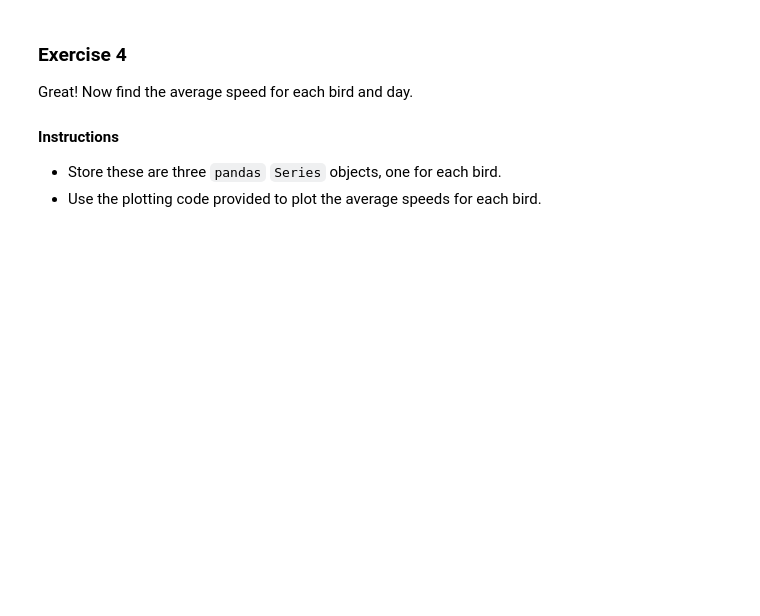
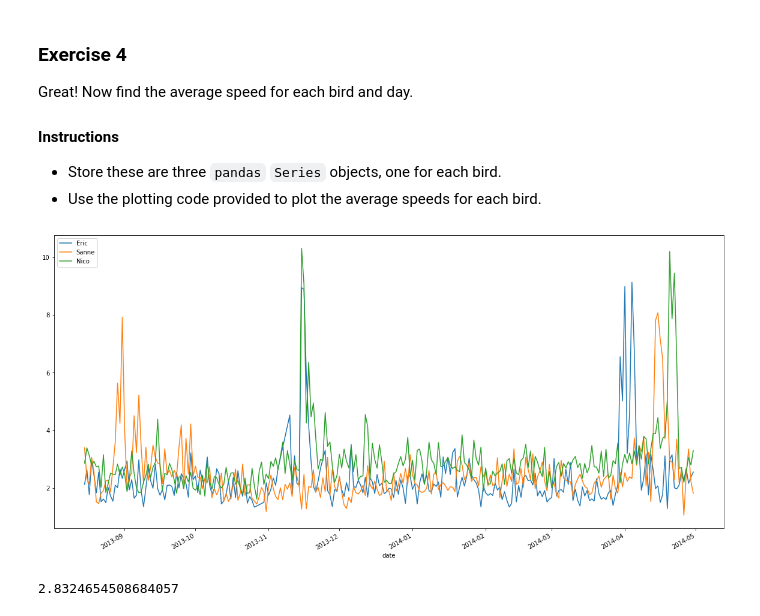
Before and after one commit to Saber627/HarvardX-PH526x, a Jupyter notebook: Homeworks/HW4-2/HW4-2.ipynb, the cells around one changed output. Drawn from its saved outputs; the diff is of its cells as text; code cells hidden in the pictures; blank space fills up the shorter version.

```diff
--- a/Homeworks/HW4-2/HW4-2.ipynb
+++ b/Homeworks/HW4-2/HW4-2.ipynb
@@ -56,4 +57,4 @@ In this exercise, we will group the flight times by date and calculate the mean
 - Fill in the code to find the mean altitudes for each day.
 # %%
 # Convert birddata.date_time to the `pd.datetime` format.
-birddata.date_time = pd.datetime(birddata.date_time[0:-3])
+birddata["date_time"] = pd.to_datetime(birddata["date_time"], infer_datetime_format=True)
@@ -62,9 +61,9 @@ TypeError: cannot convert the series to <class 'int'>
 # %%
 # Create a new column of day of observation
-birddata["date"] =
+birddata["date"] = [pd.to_datetime(str(birddata.date_time.iloc[i]).split(" ")[0]) for i in range(len(birddata))]
 
 # Use `groupby()` to group the data by date.
-grouped_bydates =
+grouped_bydates = birddata.groupby("date")
 
 # Find the mean `altitude` for each date.
-mean_altitudes_perday =
+mean_altitudes_perday = grouped_bydates.altitude.mean()
@@ -77,7 +80,7 @@ In this exercise, we will group the flight times by both bird and date, and calc
 - `birddata` already contains the `date` column. To find the average speed for each bird and day, create a new grouped dataframe called `grouped_birdday` that groups the data by both `bird_name` and date.
 # %%
 # Use `groupby()` to group the data by bird and date.
-grouped_birdday =
+grouped_birdday = birddata.groupby(['bird_name', 'date'])
 
 # Find the mean `altitude` for each bird and date.
-mean_altitudes_perday =
+mean_altitudes_perday = grouped_birdday.altitude.mean()
@@ -93,12 +100,19 @@ Great! Now find the average speed for each bird and day.
 # %%
 import matplotlib.pyplot as plt
 
-eric_daily_speed  = # Enter your code here.
-sanne_daily_speed = # Enter your code here.
-nico_daily_speed  = # Enter your code here.
+eric_daily_speed  = grouped_birdday.speed_2d.mean()["Eric"]
+sanne_daily_speed = grouped_birdday.speed_2d.mean()["Sanne"]
+nico_daily_speed  = grouped_birdday.speed_2d.mean()["Nico"]
 
+plt.figure(figsize=(20,10))
 eric_daily_speed.plot(label="Eric")
 sanne_daily_speed.plot(label="Sanne")
 nico_daily_speed.plot(label="Nico")
 plt.legend(loc="upper left")
 plt.show()
+# %% [output]
+[figure, added]
+# %%
+nico_daily_speed['2014-04-04']
+# %% [output]
+2.8324654508684057
```
Also changed, not shown: parts of 5 cells of this notebook, 2 other files.
